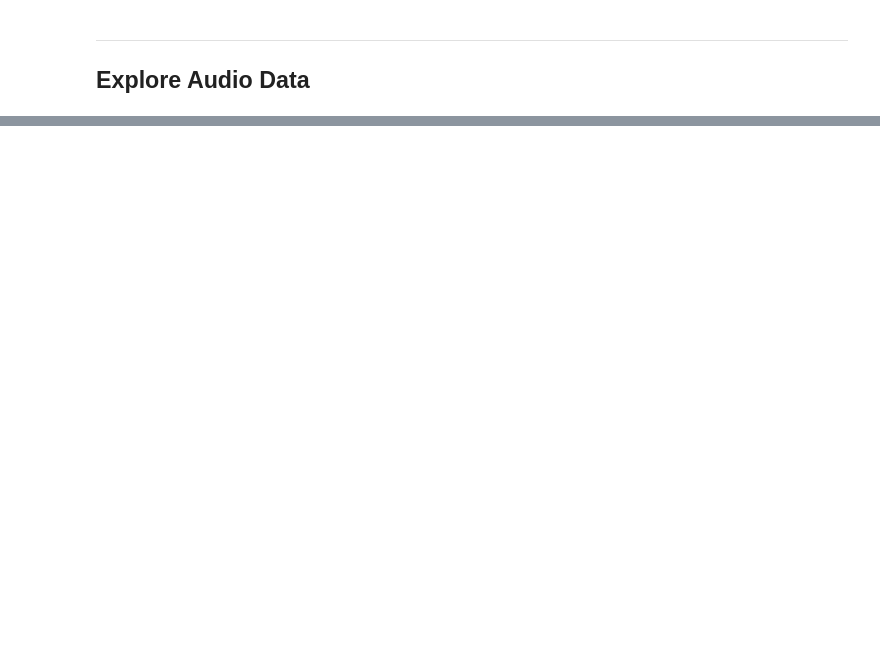
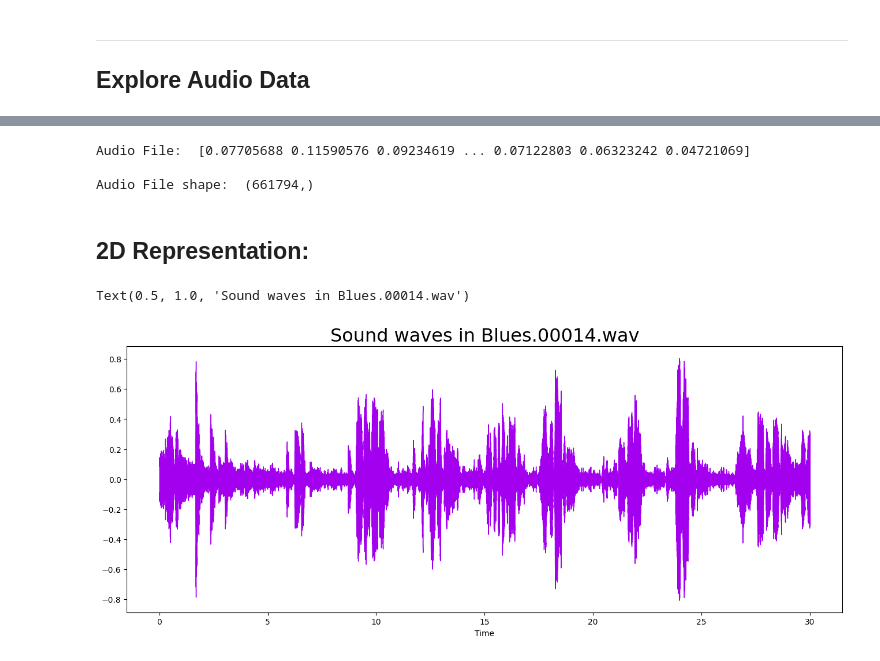
Before and after one commit to janmillou/music_genre_classifier, a Jupyter notebook: music_genre_classifier.ipynb, the cells around one changed output, grey strips where cells are left out. Cells and saved outputs as stored; diff of their text form; code cells hidden in the pictures; blank space fills up the shorter version.

Commit message:
Audio Features
explored audio Data with Spectograms, Mel-Spectograms, Spectral Centroids, Chroma Frequencies etc.

```diff
--- a/music_genre_classifier.ipynb
+++ b/music_genre_classifier.ipynb
@@ -34,5 +45,12 @@ from sklearn.metrics import accuracy_score
 ---
 
 ## Explore Audio Data
-# %%
-y, sr = librosa.load()
+# %%
+# Import one file...
+y, sr = librosa.load(f'{path}\\Data\\genres_original\\blues\\blues.00014.wav')
+
+print('y: ', y, '\n')
+print('y shape: ', np.shape(y), '\n')
+print('Sample Rate (KHz): ', sr, '\n')
+
+print("Length of Audio(samples/samplerate): ", 661794/sr, "sec")
@@ -38,0 +65,19 @@ y, sr = librosa.load()
+# %%
+# Trim silence in the beginning an end:
+audio_file, _ = librosa.effects.trim(y)
+
+print("Audio File: ", audio_file, "\n")
+print("Audio File shape: ", np.shape(audio_file))
+# %% [output]
+Audio File:  [0.07705688 0.11590576 0.09234619 ... 0.07122803 0.06323242 0.04721069]
+
+Audio File shape:  (661794,)
+# %% [markdown]
+## 2D Representation:
+# %%
+plt.figure(figsize=(16,6))
+librosa.display.waveshow(y = audio_file, sr = sr, color = "#A300F0");
+plt.title("Sound waves in Blues.00014.wav", fontsize=23)
+# %% [output]
+Text(0.5, 1.0, 'Sound waves in Blues.00014.wav')
+[figure, added]
```
Also changed, not shown: parts of 15 cells of this notebook.
